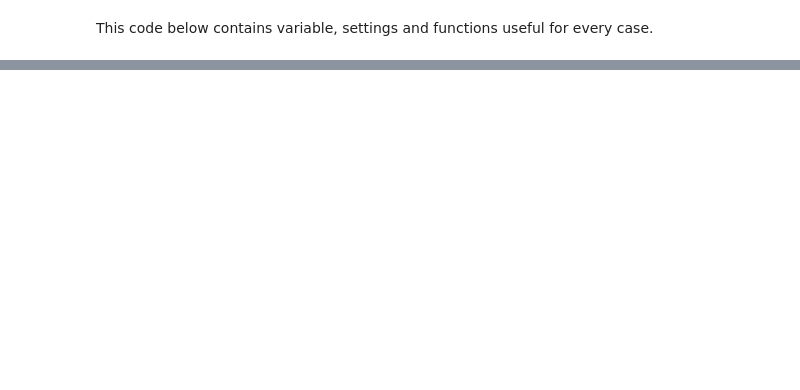
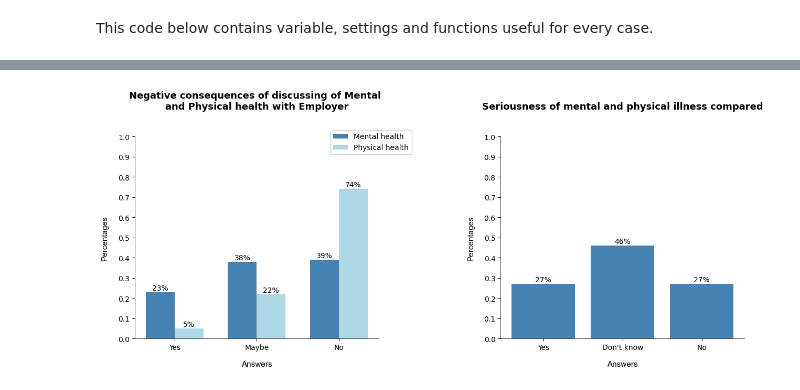
Before and after one commit to EmmaTosato/Programming_Project, a Jupyter notebook: jupyter_project.ipynb, the cells around one changed output, grey strips where cells are left out. Cells and saved outputs as stored; diff of their text form; code cells hidden in the pictures; blank space fills up the shorter version.

```diff
--- a/jupyter_project.ipynb
+++ b/jupyter_project.ipynb
@@ -698,0 +657,56 @@ for col in object_cols:
+# %%
+# Data
+# 1
+mhc = mental_health_df['mental_health_consequence'].value_counts().reindex(index= mental_health_df['mental_health_consequence'].value_counts().index[::-1])
+phc = mental_health_df['phys_health_consequence'].value_counts().reindex(index= mental_health_df['phys_health_consequence'].value_counts().index[::-1])
+
+labels = mhc.index.to_list()
+counts_mhc = list(map(lambda x: round((x/tot_rows),2), mhc))
+counts_phc = list(map(lambda x: round((x/tot_rows),2), phc))
+
+# 2
+label_vs = mental_health_df['mental_vs_physical'].value_counts().reindex(['Yes', 'Don\'t know','No']).index.to_list()
+counts_vs = list(map(lambda x: round((x/tot_rows),2), mental_health_df['mental_vs_physical'].value_counts().reindex(label_vs)))
+
+# The label locations
+x = np.arange(len(labels))
+width = 0.35
+
+# Plots
+fig1, (ax1,ax2) = plt.subplots(1,2,figsize =(15, 5))
+fig1.subplots_adjust(wspace=0.5)
+
+ax1.bar(x - width/2, counts_mhc, width, color= 'steelblue', label= 'Mental health')
+ax1.bar(x + width/2, counts_phc, width, color= 'lightblue', label ='Physical health')
+ax2.bar(label_vs, counts_vs, color ='steelblue', label=label_vs)
+
+
+# Labels, ticks
+ax1.set_xlabel("Answers", labelpad= 13.0, fontname="Arial", fontsize=11, fontweight = 'medium')
+ax1.set_ylabel("Percentages", labelpad= 13.0, fontname="Arial", fontsize=11, fontweight = 'medium')
+ax2.set_xlabel("Answers", labelpad= 13.0, fontname="Arial", fontsize=11, fontweight = 'medium')
+ax2.set_ylabel("Percentages", labelpad= 13.0, fontname="Arial", fontsize=11, fontweight = 'medium')
+ax1.set_xticks(x, labels)
+ax1.set_yticks(np.arange(0.0, 1.1, 0.1))
+ax2.set_yticks(np.arange(0.0, 1.1, 0.1))
+
+# Percentages
+for p in ax1.patches:
+   height = p.get_height()
+   ax1.annotate("{}%".format(round(height*100)), (p.get_x() + p.get_width() / 2, height+ 0.01), ha='center')
+
+for p in ax2.patches:
+   height = p.get_height()
+   ax2.annotate("{}%".format(round(height*100)), (p.get_x() + p.get_width() / 2, height+ 0.01), ha='center')
+
+# Titles
+ax1.set_title("Negative consequences of discussing of Mental \nand Physical health with Employer", fontsize= 13, fontweight= 'heavy', color = 'black', y=1.1, pad=10)
+ax2.set_title("Seriousness of mental and physical illness compared", fontsize= 13, fontweight= 'heavy', color = 'black', y=1.1, pad=10)
+
+# Legend
+ax1.legend(loc = 'upper right', bbox_to_anchor=(0.65, 0.55, 0.5, 0.5))
+
+# Show
+plt.show()
+# %% [output]
+[figure, added]
```
Also changed, not shown: parts of 71 cells of this notebook, 1 other file.
